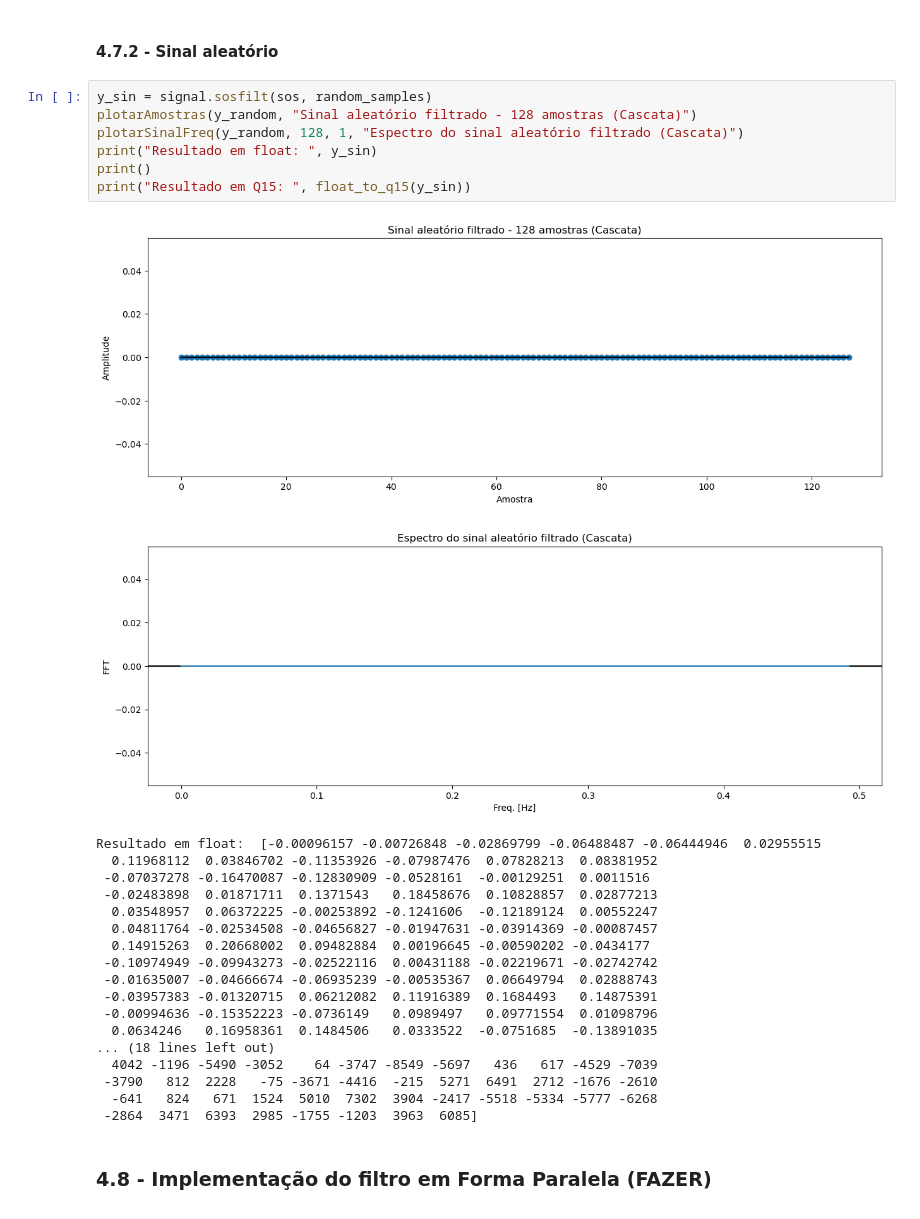
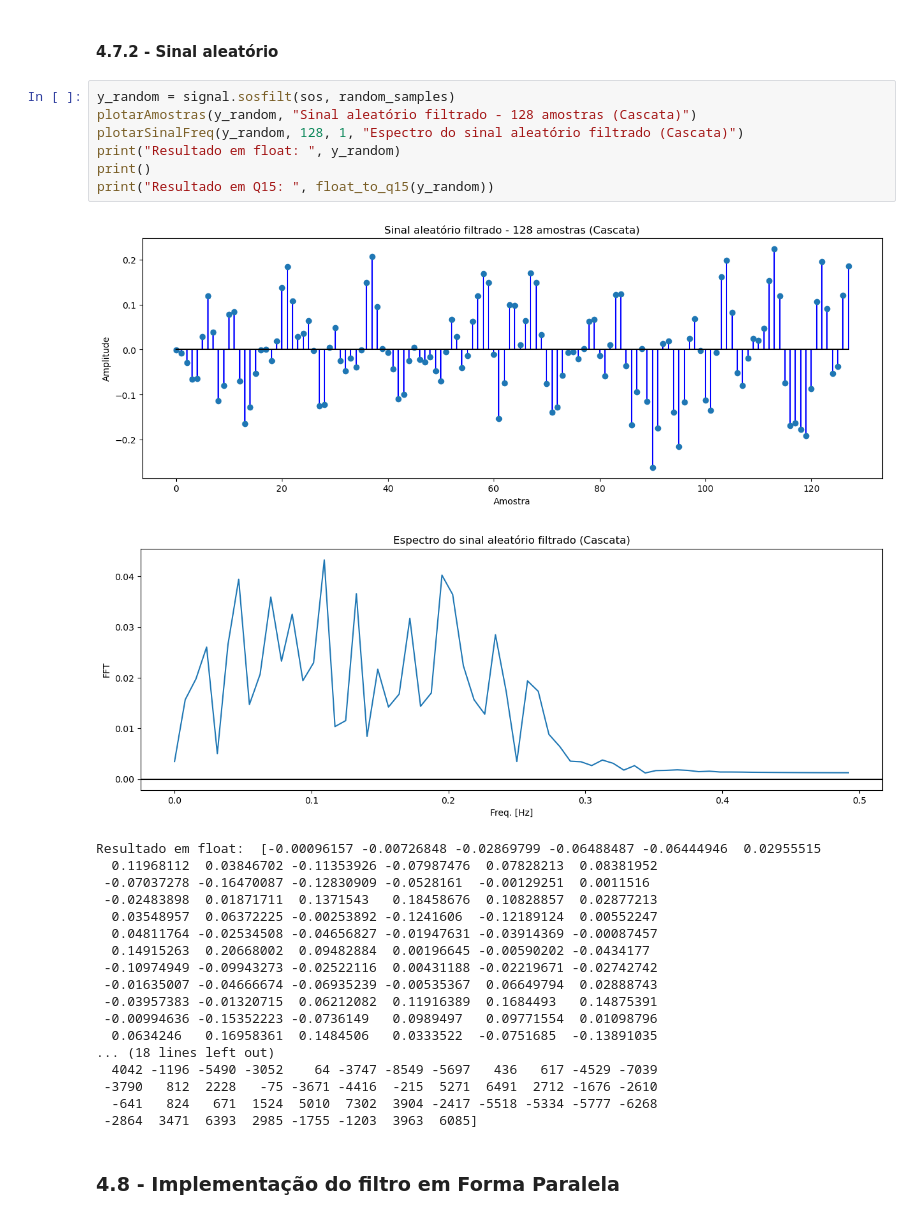
Before and after one commit to LabIII2021-2/Trabalho1, a Jupyter notebook: Python/Filtro_IIR.ipynb, the cells around one changed output. Saved outputs shown, nothing was run; the diff lists cells and outputs as text.

Commit message:
Implementada forma paralela

```diff
--- a/Python/Filtro_IIR.ipynb
+++ b/Python/Filtro_IIR.ipynb
@@ -713,15 +713,15 @@ Resultado em float:  [ 3.20516686e-03  2.11080797e-02  6.16225317e-02  1.0552663
 # %% [markdown]
 #### 4.7.2 - Sinal aleatório
 # %%
-y_sin = signal.sosfilt(sos, random_samples)
+y_random = signal.sosfilt(sos, random_samples)
 plotarAmostras(y_random, "Sinal aleatório filtrado - 128 amostras (Cascata)")
 plotarSinalFreq(y_random, 128, 1, "Espectro do sinal aleatório filtrado (Cascata)")
-print("Resultado em float: ", y_sin)
+print("Resultado em float: ", y_random)
 print()
-print("Resultado em Q15: ", float_to_q15(y_sin))
+print("Resultado em Q15: ", float_to_q15(y_random))
 # %% [output]
-[figure, old version]
+[figure, new version]
-[figure, old version]
+[figure, new version]
 Resultado em float:  [-0.00096157 -0.00726848 -0.02869799 -0.06488487 -0.06444946  0.02955515
   0.11968112  0.03846702 -0.11353926 -0.07987476  0.07828213  0.08381952
  -0.07037278 -0.16470087 -0.12830909 -0.0528161  -0.00129251  0.0011516
@@ -740,5 +740,5 @@ Resultado em float:  [-0.00096157 -0.00726848 -0.02869799 -0.06488487 -0.0644494
   -641   824   671  1524  5010  7302  3904 -2417 -5518 -5334 -5777 -6268
  -2864  3471  6393  2985 -1755 -1203  3963  6085]
 # %% [markdown]
-### 4.8 - Implementação do filtro em Forma Paralela **(FAZER)**
+### 4.8 - Implementação do filtro em Forma Paralela
 # %%
```
Also changed, not shown: parts of 8 cells of this notebook.
